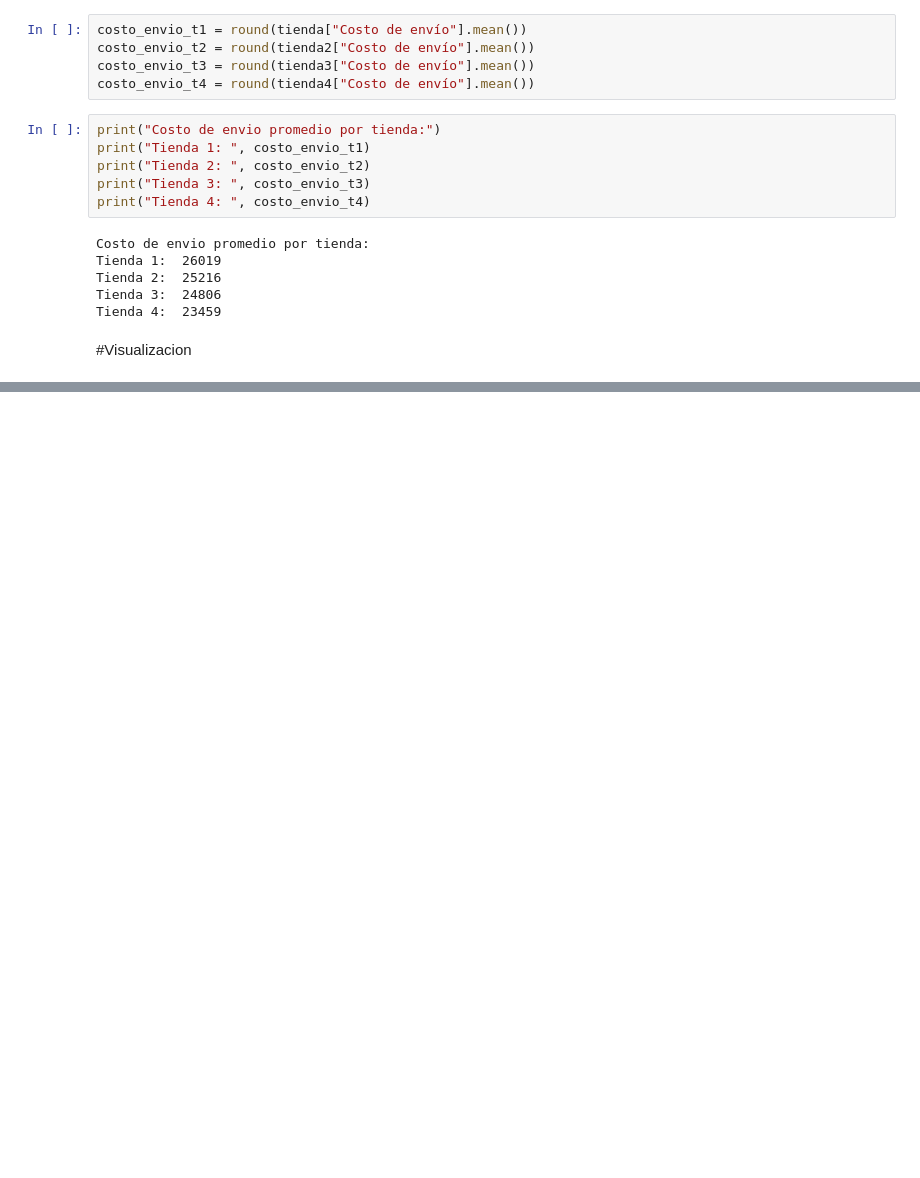
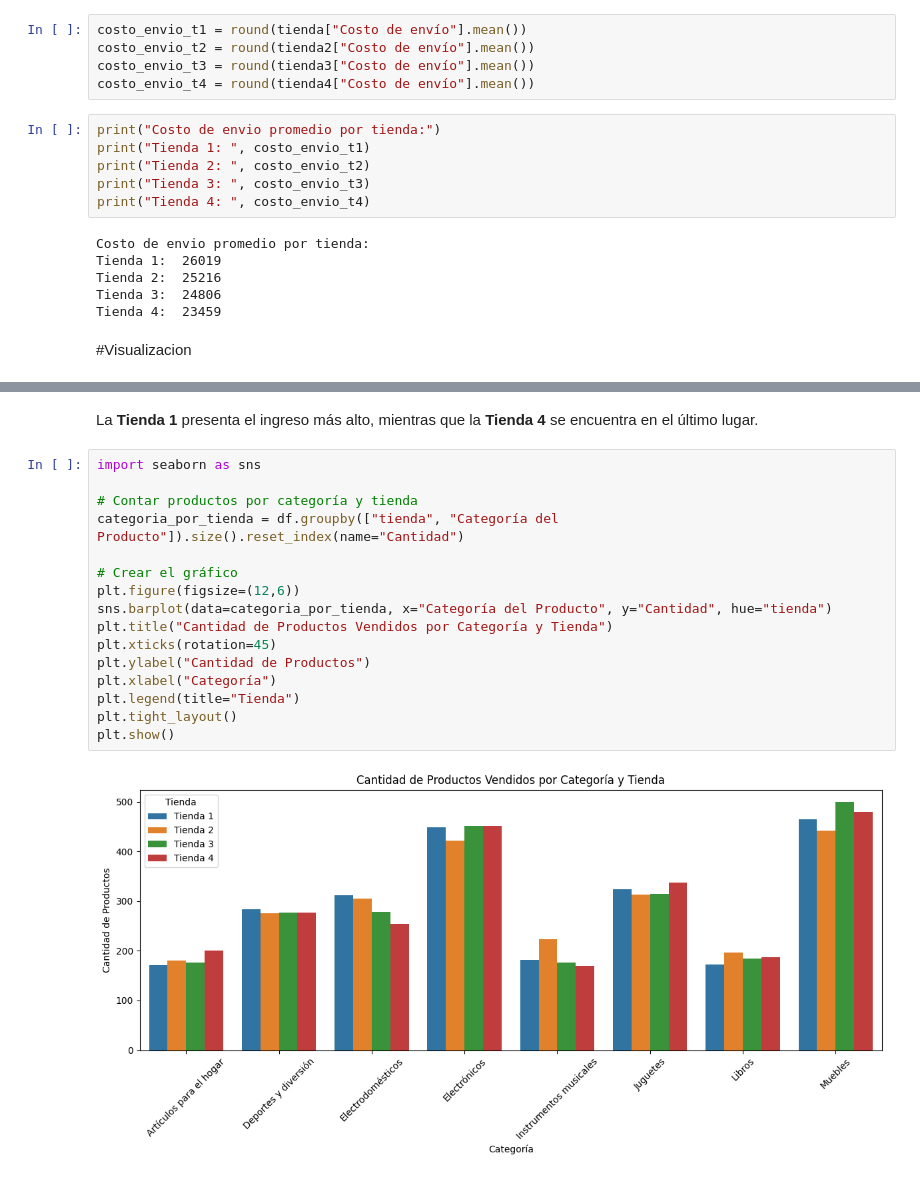
Before and after one commit to Kemtojp/Challenge_AluraStore, a Jupyter notebook: AluraStoreLatam.ipynb, the cells around one changed output, grey strips where cells are left out. Saved outputs shown, nothing was run; the diff lists cells and outputs as text; blank space fills up the shorter version.

```diff
--- a/AluraStoreLatam.ipynb
+++ b/AluraStoreLatam.ipynb
@@ -143,0 +190,20 @@ Tienda 4:  23459
+# %% [markdown]
+La **Tienda 1** presenta el ingreso más alto, mientras que la **Tienda 4** se encuentra en el último lugar.
+# %%
+import seaborn as sns
+
+# Contar productos por categoría y tienda
+categoria_por_tienda = df.groupby(["tienda", "Categoría del Producto"]).size().reset_index(name="Cantidad")
+
+# Crear el gráfico
+plt.figure(figsize=(12,6))
+sns.barplot(data=categoria_por_tienda, x="Categoría del Producto", y="Cantidad", hue="tienda")
+plt.title("Cantidad de Productos Vendidos por Categoría y Tienda")
+plt.xticks(rotation=45)
+plt.ylabel("Cantidad de Productos")
+plt.xlabel("Categoría")
+plt.legend(title="Tienda")
+plt.tight_layout()
+plt.show()
+# %% [output]
+[figure, added]
```
Also changed, not shown: parts of 18 cells of this notebook.
